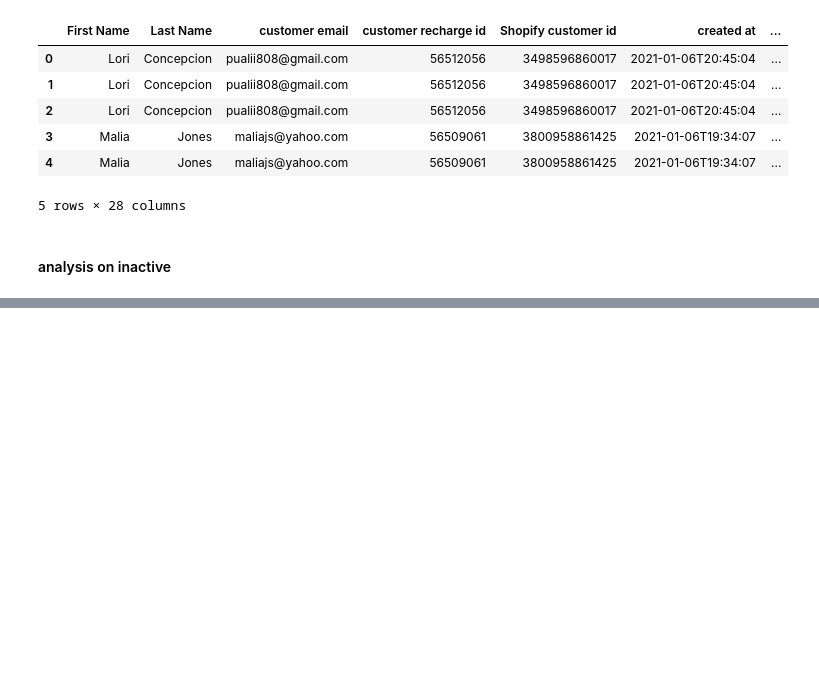
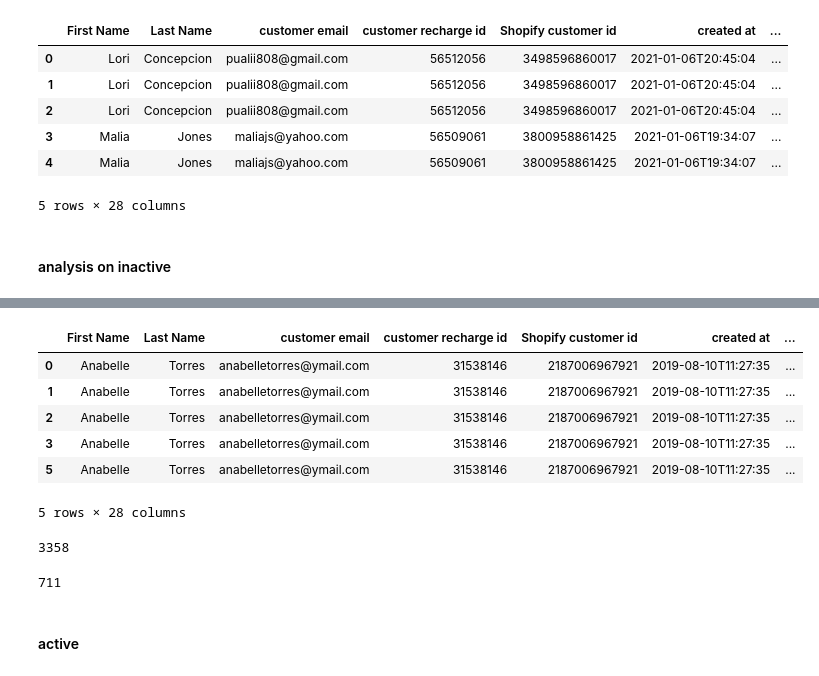
Before and after one commit to KrSuma/DaebakAnalysis, a Jupyter notebook: SubscriptionAnalysis.ipynb, the cells around one changed output, grey strips where cells are left out. Drawn from its saved outputs; the diff is of its cells as text; code cells hidden in the pictures; blank space fills up the shorter version.

```diff
--- a/SubscriptionAnalysis.ipynb
+++ b/SubscriptionAnalysis.ipynb
@@ -345,0 +380,3 @@ all_orders_inactive.to_csv("all_orders_inactive.csv")
+# %%
+words = ['Seasonal', 'Annual', 'Daebak Box', 'Deluxe', 'Original']
+mask = all_orders_inactive['Lineitem name'].str.contains(r'\b(?:{})\b'.format('|'.join(words)))
@@ -345,0 +398,20 @@ all_orders_inactive.to_csv("all_orders_inactive.csv")
+# %%
+inactive_orders_filtered = all_orders_inactive[~mask]
+# %%
+inactive_orders_filtered.head()
+# %% [output]
+|  | First Name | Last Name | customer email | customer recharge id | Shopify customer id | created at | ... |
+| 0 | Anabelle | Torres | anabelletorres@ymail.com | 31538146 | 2187006967921 | 2019-08-10T11:27:35 | ... |
+| 1 | Anabelle | Torres | anabelletorres@ymail.com | 31538146 | 2187006967921 | 2019-08-10T11:27:35 | ... |
+| 2 | Anabelle | Torres | anabelletorres@ymail.com | 31538146 | 2187006967921 | 2019-08-10T11:27:35 | ... |
+| 3 | Anabelle | Torres | anabelletorres@ymail.com | 31538146 | 2187006967921 | 2019-08-10T11:27:35 | ... |
+| 5 | Anabelle | Torres | anabelletorres@ymail.com | 31538146 | 2187006967921 | 2019-08-10T11:27:35 | ... |
+5 rows × 28 columns
+# %%
+all_orders_inactive['customer email'].nunique()
+# %% [output]
+3358
+# %%
+inactive_orders_filtered['customer email'].nunique()
+# %% [output]
+711
@@ -345,0 +420,2 @@ all_orders_inactive.to_csv("all_orders_inactive.csv")
+# %% [markdown]
+#### active
```
Also changed, not shown: parts of 14 cells of this notebook.
